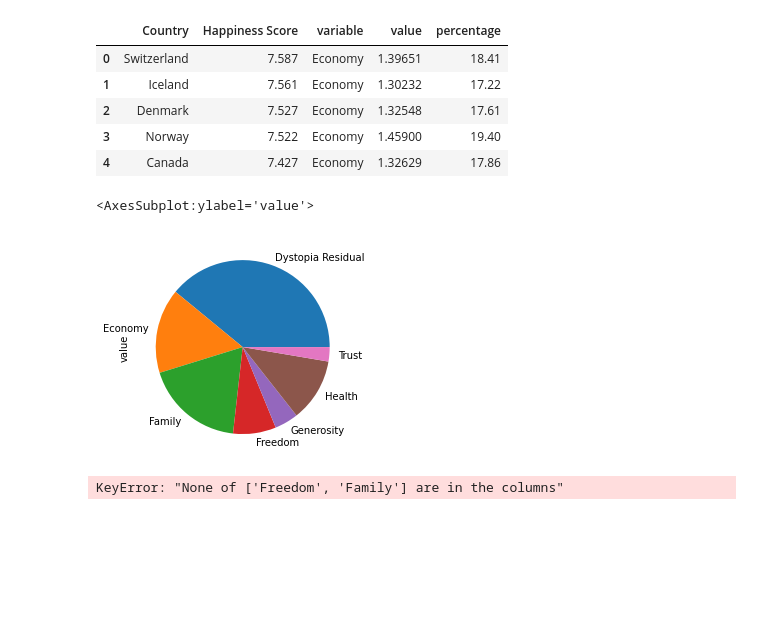
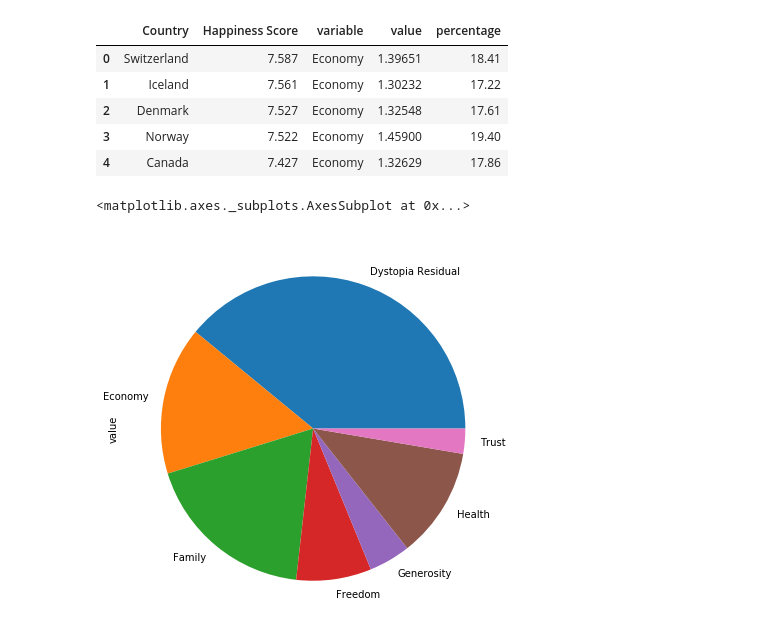
Before and after one commit to EslamHosam/Data-Science-Path, a Jupyter notebook: step 2- Intermediate Python and Pandas/4 - Data cleaning and analysis/3-Transforming data with Pandas.ipynb, the cells around one changed output. Cells and saved outputs as stored; diff of their text form; code cells hidden in the pictures; blank space fills up the shorter version.

Commit message:
transforming data apply applymap melt

```diff
--- a/step 2- Intermediate Python and Pandas/4 - Data cleaning and analysis/3-Transforming data with Pandas.ipynb
+++ b/step 2- Intermediate Python and Pandas/4 - Data cleaning and analysis/3-Transforming data with Pandas.ipynb
@@ -237,12 +237,9 @@ melt.head()
 # %%
 piv_melt = melt.pivot_table(index = "variable" , values = "value" , aggfunc= "mean")
 
-piv_melt.plot(kind = "pie" , y = "value" , legend = False)
+piv_melt.plot(kind = "pie" , y = "value" , legend = False, figsize = (10,7))
 # %% [output]
-<AxesSubplot:ylabel='value'>
+<matplotlib.axes._subplots.AxesSubplot at 0x...>
-[figure, old version]
+[figure, new version]
 # %%
 # unmelt the data to columns
-melt.pivot(columns = ["Freedom" , "Family"])
-# %% [output]
-KeyError: "None of ['Freedom', 'Family'] are in the columns"
```
Also changed, not shown: parts of 2 cells of this notebook.
